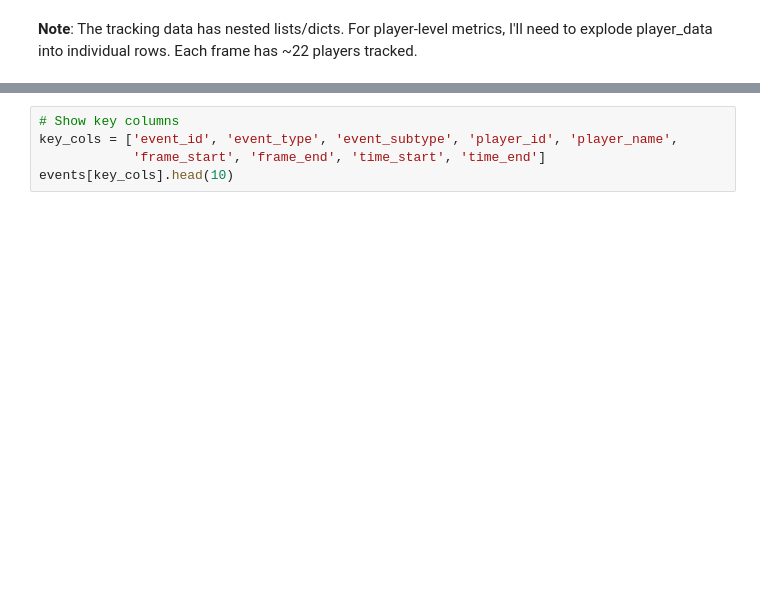
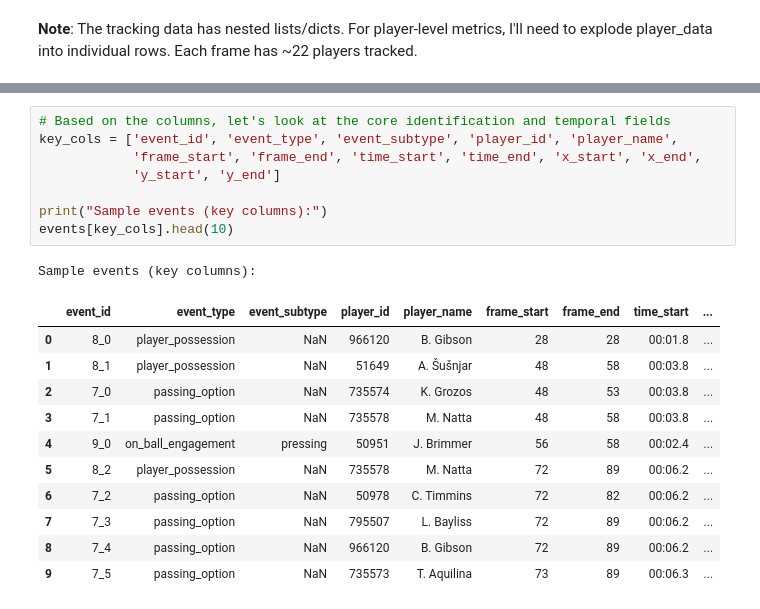
Before and after one commit to aang-sym/traits-takehome, a Jupyter notebook: notebooks/01_data_loading.ipynb, the cells around one changed output, grey strips where cells are left out. Saved outputs shown, nothing was run; the diff lists cells and outputs as text; blank space fills up the shorter version.

```diff
--- a/notebooks/01_data_loading.ipynb
+++ b/notebooks/01_data_loading.ipynb
@@ -89,8 +207,24 @@ print(f"\n212 columns is a lot. Let's see the key ones:")
 # %%
-# Show key columns
+# Based on the columns, let's look at the core identification and temporal fields
 key_cols = ['event_id', 'event_type', 'event_subtype', 'player_id', 'player_name',
-            'frame_start', 'frame_end', 'time_start', 'time_end']
+            'frame_start', 'frame_end', 'time_start', 'time_end', 'x_start', 'x_end',
+            'y_start', 'y_end']
+
+print("Sample events (key columns):")
 events[key_cols].head(10)
+# %% [output]
+Sample events (key columns):
+|  | event_id | event_type | event_subtype | player_id | player_name | frame_start | frame_end | time_start | ... |
+| 0 | 8_0 | player_possession | NaN | 966120 | B. Gibson | 28 | 28 | 00:01.8 | ... |
+| 1 | 8_1 | player_possession | NaN | 51649 | A. Šušnjar | 48 | 58 | 00:03.8 | ... |
+| 2 | 7_0 | passing_option | NaN | 735574 | K. Grozos | 48 | 53 | 00:03.8 | ... |
+| 3 | 7_1 | passing_option | NaN | 735578 | M. Natta | 48 | 58 | 00:03.8 | ... |
+| 4 | 9_0 | on_ball_engagement | pressing | 50951 | J. Brimmer | 56 | 58 | 00:02.4 | ... |
+| 5 | 8_2 | player_possession | NaN | 735578 | M. Natta | 72 | 89 | 00:06.2 | ... |
+| 6 | 7_2 | passing_option | NaN | 50978 | C. Timmins | 72 | 82 | 00:06.2 | ... |
+| 7 | 7_3 | passing_option | NaN | 795507 | L. Bayliss | 72 | 89 | 00:06.2 | ... |
+| 8 | 7_4 | passing_option | NaN | 966120 | B. Gibson | 72 | 89 | 00:06.2 | ... |
+| 9 | 7_5 | passing_option | NaN | 735573 | T. Aquilina | 73 | 89 | 00:06.3 | ... |
 # %%
 # What event types do we have?
 print("Event type distribution:")
```
Also changed, not shown: parts of 42 cells of this notebook, 3 other files.
